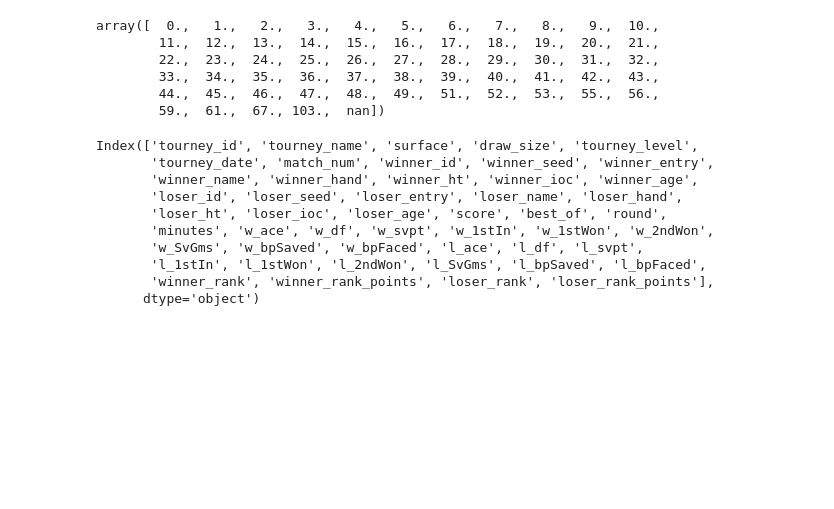
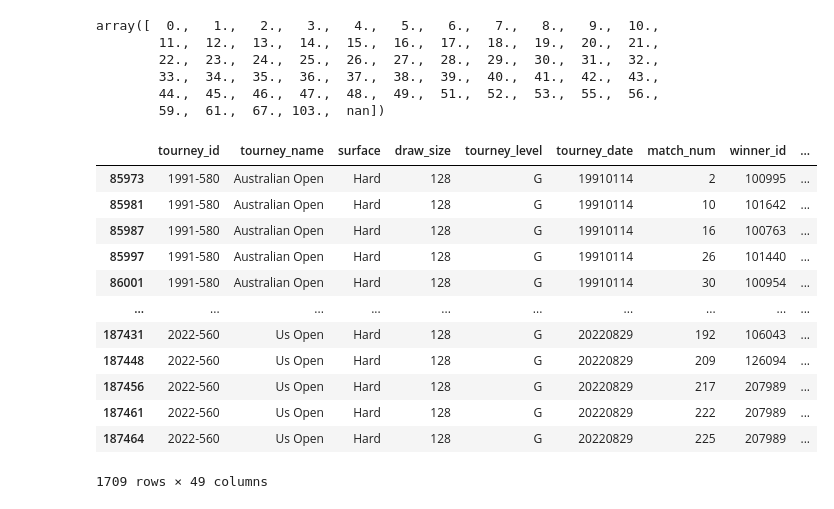
Before and after one commit to Wladi-S/BI1-TennisDataInsights, a Jupyter notebook: notebooks/exploration.ipynb, the cells around one changed output. Saved outputs shown, nothing was run; the diff lists cells and outputs as text; code cells hidden in the pictures; blank space fills up the shorter version.

```diff
--- a/notebooks/exploration.ipynb
+++ b/notebooks/exploration.ipynb
@@ -129,19 +108,6 @@ array([  0.,   1.,   2.,   3.,   4.,   5.,   6.,   7.,   8.,   9.,  10.,
         33.,  34.,  35.,  36.,  37.,  38.,  39.,  40.,  41.,  42.,  43.,
         44.,  45.,  46.,  47.,  48.,  49.,  51.,  52.,  53.,  55.,  56.,
         59.,  61.,  67., 103.,  nan])
-# %%
-matches.columns
-# %% [output]
-Index(['tourney_id', 'tourney_name', 'surface', 'draw_size', 'tourney_level',
-       'tourney_date', 'match_num', 'winner_id', 'winner_seed', 'winner_entry',
-       'winner_name', 'winner_hand', 'winner_ht', 'winner_ioc', 'winner_age',
-       'loser_id', 'loser_seed', 'loser_entry', 'loser_name', 'loser_hand',
-       'loser_ht', 'loser_ioc', 'loser_age', 'score', 'best_of', 'round',
-       'minutes', 'w_ace', 'w_df', 'w_svpt', 'w_1stIn', 'w_1stWon', 'w_2ndWon',
-       'w_SvGms', 'w_bpSaved', 'w_bpFaced', 'l_ace', 'l_df', 'l_svpt',
-       'l_1stIn', 'l_1stWon', 'l_2ndWon', 'l_SvGms', 'l_bpSaved', 'l_bpFaced',
-       'winner_rank', 'winner_rank_points', 'loser_rank', 'loser_rank_points'],
-      dtype='object')
 # %%
 # i only need those columns from matches : 'tourney_id', 'tourney_name', 'surface', 'draw_size', 'tourney_level', 'tourney_date', 'match_num', 'winner_id', 'winner_hand', 'winner_ioc', 'winner_age', 'looser_id', 'looser_hand', 'looser_ioc', 'looser_age'
 matches_filtered = matches[['tourney_id', 'tourney_name', 'surface', 'draw_size', 'tourney_level', 'tourney_date', 'match_num', 'winner_id', 'winner_hand', 'winner_ioc', 'winner_age', 'loser_id', 'loser_hand', 'loser_ioc', 'loser_age', 'winner_rank', 'winner_rank', 'winner_rank_points', 'loser_rank', 'loser_rank_points']]
@@ -149,3 +115,21 @@ matches_filtered = matches[['tourney_id', 'tourney_name', 'surface', 'draw_size'
 matches_filtered.to_csv('atp_matches_filtered.csv', index=False)
 # %%
 px.histogram(matches, x='w_1stIn', nbins=200)
+# %%
+# all rows where w_1stIn > 200
+test = matches[matches['w_1stIn'] > 100]
+test
+# %% [output]
+|  | tourney_id | tourney_name | surface | draw_size | tourney_level | tourney_date | match_num | winner_id | ... |
+| 85973 | 1991-580 | Australian Open | Hard | 128 | G | 19910114 | 2 | 100995 | ... |
+| 85981 | 1991-580 | Australian Open | Hard | 128 | G | 19910114 | 10 | 101642 | ... |
+| 85987 | 1991-580 | Australian Open | Hard | 128 | G | 19910114 | 16 | 100763 | ... |
+| 85997 | 1991-580 | Australian Open | Hard | 128 | G | 19910114 | 26 | 101440 | ... |
+| 86001 | 1991-580 | Australian Open | Hard | 128 | G | 19910114 | 30 | 100954 | ... |
+| ... | ... | ... | ... | ... | ... | ... | ... | ... | ... |
+| 187431 | 2022-560 | Us Open | Hard | 128 | G | 20220829 | 192 | 106043 | ... |
+| 187448 | 2022-560 | Us Open | Hard | 128 | G | 20220829 | 209 | 126094 | ... |
+| 187456 | 2022-560 | Us Open | Hard | 128 | G | 20220829 | 217 | 207989 | ... |
+| 187461 | 2022-560 | Us Open | Hard | 128 | G | 20220829 | 222 | 207989 | ... |
+| 187464 | 2022-560 | Us Open | Hard | 128 | G | 20220829 | 225 | 207989 | ... |
+1709 rows × 49 columns
```
Also changed, not shown: parts of 3 cells of this notebook, 16 other files.
